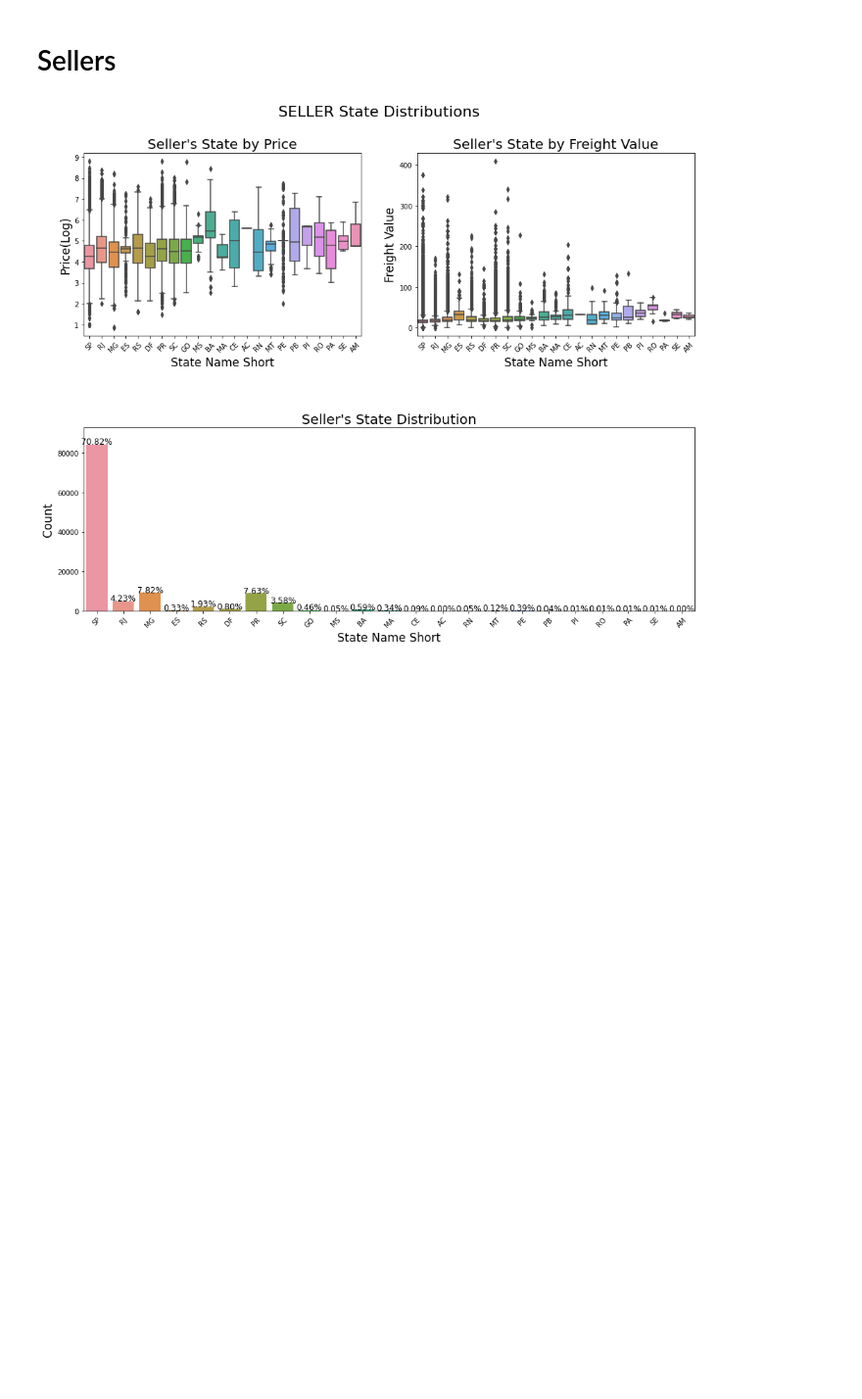
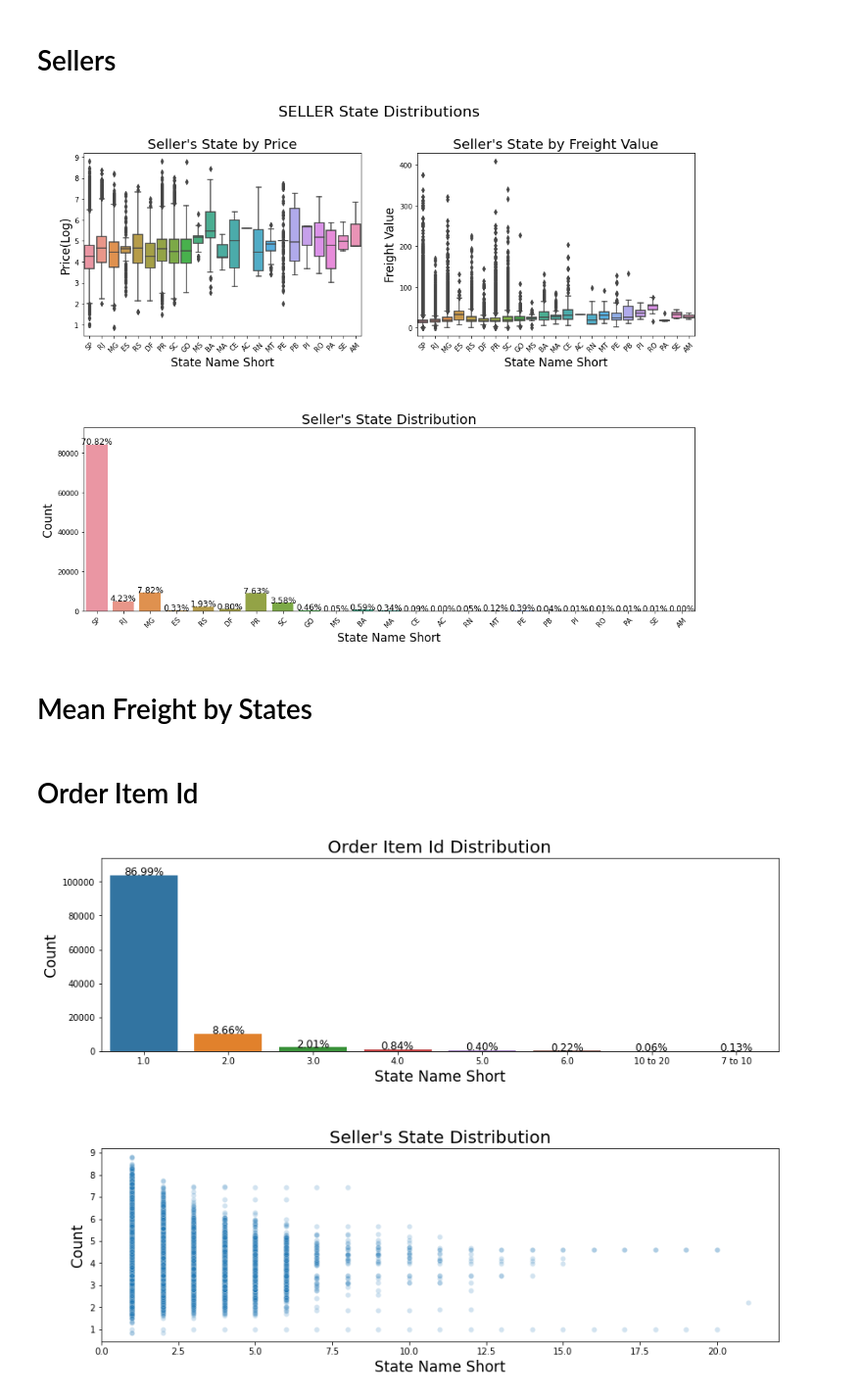
Before and after one commit to Sondos-Omar/Kaggle, a Jupyter notebook: eda-e-commerece.ipynb, the cells around one changed output. Shown at 98% size. Saved outputs shown, nothing was run; the diff lists cells and outputs as text; code cells hidden in the pictures; blank space fills up the shorter version.

```diff
--- a/eda-e-commerece.ipynb
+++ b/eda-e-commerece.ipynb
@@ -667,3 +670,56 @@ plt.subplots_adjust(hspace = 0.5, top = 0.9)
 plt.show()
 # %% [output]
 [figure]
+# %% [markdown]
+# Mean Freight by States
+# %%
+# Seting regions
+sudeste = ['SP', 'RJ', 'ES','MG']
+nordeste= ['MA', 'PI', 'CE', 'RN', 'PE', 'PB', 'SE', 'AL', 'BA']
+norte =  ['AM', 'RR', 'AP', 'PA', 'TO', 'RO', 'AC']
+centro_oeste = ['MT', 'GO', 'MS' ,'DF' ]
+sul = ['SC', 'RS', 'PR']
+
+df_train.loc[df_train['customer_state'].isin(sudeste), 'cust_Region'] = 'Southeast'
+df_train.loc[df_train['customer_state'].isin(nordeste), 'cust_Region'] = 'Northeast'
+df_train.loc[df_train['customer_state'].isin(norte), 'cust_Region'] = 'North'
+df_train.loc[df_train['customer_state'].isin(centro_oeste), 'cust_Region'] = 'Midwest'
+df_train.loc[df_train['customer_state'].isin(sul), 'cust_Region'] = 'South'
+# %% [markdown]
+# Order Item Id
+# %%
+df_train['ord_new'] = df_train['order_item_id'].copy()
+
+df_train.loc[df_train['order_item_id'].isin([7,8,9,10]), 'ord_new'] = '7 to 10'
+df_train.loc[(df_train['order_item_id'] > 10), 'ord_new'] = '10 to 20'
+# %%
+plt.figure(figsize=(14,10))
+
+
+plt.subplot(211)
+g = sns.countplot(x='ord_new', data=df_train)
+g.set_title("Order Item Id Distribution", fontsize=20)
+g.set_xlabel("State Name Short", fontsize=17)
+g.set_ylabel("Count", fontsize=17)
+sizes = []
+for p in g.patches:
+    height = p.get_height()
+    sizes.append(height)
+    g.text(p.get_x()+p.get_width()/2.,
+            height + 3,
+            '{:1.2f}%'.format(height/total*100),
+            ha="center", fontsize=12)
+g.set_ylim(0, max(sizes) * 1.1)
+
+plt.subplot(212)
+g1 = sns.scatterplot(x='order_item_id', y='price_log',
+                     data=df_train, alpha=.2)
+g1.set_title("Seller's State Distribution", fontsize=20)
+g1.set_xlabel("State Name Short", fontsize=17)
+g1.set_ylabel("Count", fontsize=17)
+
+plt.subplots_adjust(hspace = 0.5, top = 0.9)
+
+plt.show()
+# %% [output]
+[figure, added]
```
Also changed, not shown: parts of 3 cells of this notebook.
